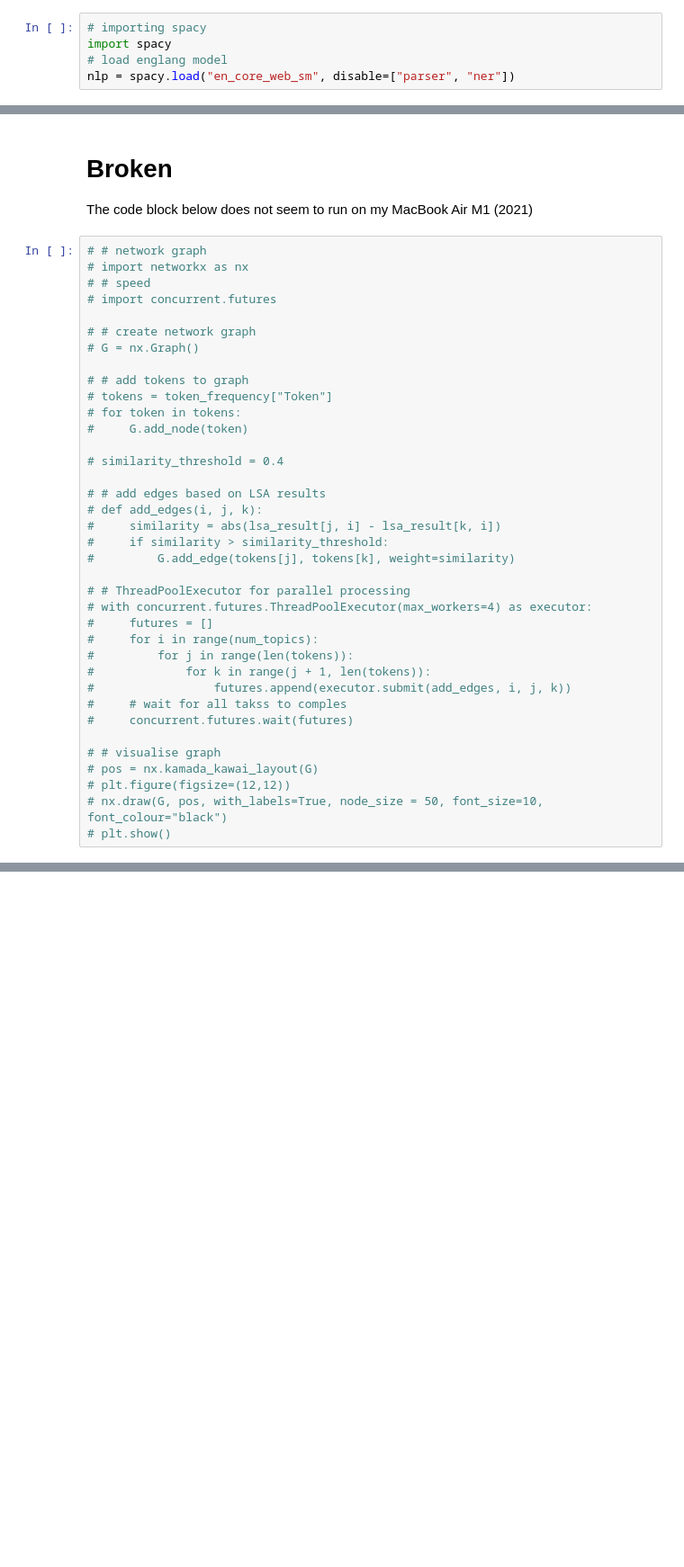
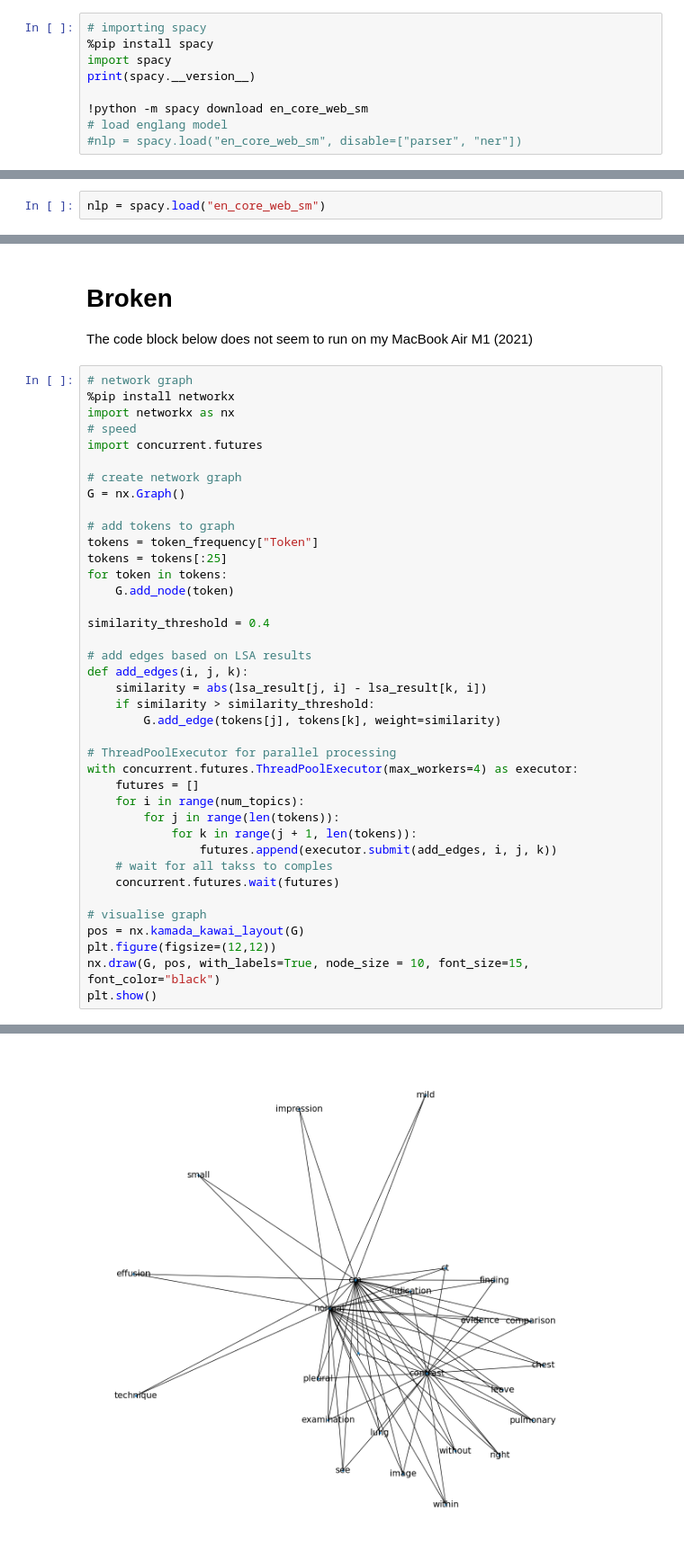
Before and after one commit to aaut0001/FIT3163-DSP, a Jupyter notebook: radiology.ipynb, the cells around one changed output, grey strips where cells are left out. Shown at 90% size. Cells and saved outputs as stored; diff of their text form; blank space fills up the shorter version.

```diff
--- a/radiology.ipynb
+++ b/radiology.ipynb
@@ -193,6 +226,10 @@ lemmatiser = WordNetLemmatizer()
 # text_subset.head(5)
 # %%
 # importing spacy
+%pip install spacy
 import spacy
+print(spacy.__version__)
+
+!python -m spacy download en_core_web_sm
 # load englang model
-nlp = spacy.load("en_core_web_sm", disable=["parser", "ner"])
+#nlp = spacy.load("en_core_web_sm", disable=["parser", "ner"])
@@ -199,3 +254,5 @@ nlp = spacy.load("en_core_web_sm", disable=["parser", "ner"])
+# %%
+nlp = spacy.load("en_core_web_sm")
 # %%
 if "sentencizer" not in nlp.pipe_names:
     # sentencizer = nlp.create_pipe("sentencizer")
@@ -438,39 +546,42 @@ import seaborn as sns
 
 The code block below does not seem to run on my MacBook Air M1 (2021)
 # %%
-# # network graph
-# import networkx as nx
-# # speed
-# import concurrent.futures
+# network graph
+%pip install networkx
+import networkx as nx
+# speed
+import concurrent.futures
 
-# # create network graph
-# G = nx.Graph()
+# create network graph
+G = nx.Graph()
 
-# # add tokens to graph
-# tokens = token_frequency["Token"]
-# for token in tokens:
-#     G.add_node(token)
+# add tokens to graph
+tokens = token_frequency["Token"]
+tokens = tokens[:25]
+for token in tokens:
+    G.add_node(token)
 
-# similarity_threshold = 0.4
+similarity_threshold = 0.4
 
-# # add edges based on LSA results
-# def add_edges(i, j, k):
-#     similarity = abs(lsa_result[j, i] - lsa_result[k, i])
-#     if similarity > similarity_threshold:
-#         G.add_edge(tokens[j], tokens[k], weight=similarity)
+# add edges based on LSA results
+def add_edges(i, j, k):
+    similarity = abs(lsa_result[j, i] - lsa_result[k, i])
+    if similarity > similarity_threshold:
+        G.add_edge(tokens[j], tokens[k], weight=similarity)
 
-# # ThreadPoolExecutor for parallel processing
-# with concurrent.futures.ThreadPoolExecutor(max_workers=4) as executor:
-#     futures = []
-#     for i in range(num_topics):
-#         for j in range(len(tokens)):
-#             for k in range(j + 1, len(tokens)):
-#                 futures.append(executor.submit(add_edges, i, j, k))
-#     # wait for all takss to comples
-#     concurrent.futures.wait(futures)
+# ThreadPoolExecutor for parallel processing
+with concurrent.futures.ThreadPoolExecutor(max_workers=4) as executor:
+    futures = []
+    for i in range(num_topics):
+        for j in range(len(tokens)):
+            for k in range(j + 1, len(tokens)):
+                futures.append(executor.submit(add_edges, i, j, k))
+    # wait for all takss to comples
+    concurrent.futures.wait(futures)
 
-# # visualise graph
-# pos = nx.kamada_kawai_layout(G)
-# plt.figure(figsize=(12,12))
-# nx.draw(G, pos, with_labels=True, node_size = 50, font_size=10, font_colour="black")
-# plt.show()
+# visualise graph
+pos = nx.kamada_kawai_layout(G)
+plt.figure(figsize=(12,12))
+nx.draw(G, pos, with_labels=True, node_size = 10, font_size=15, font_color="black")
+plt.show()
+# %% [output]
@@ -476,0 +592 @@ The code block below does not seem to run on my MacBook Air M1 (2021)
+[figure, added]
```
Also changed, not shown: parts of 17 cells of this notebook.
